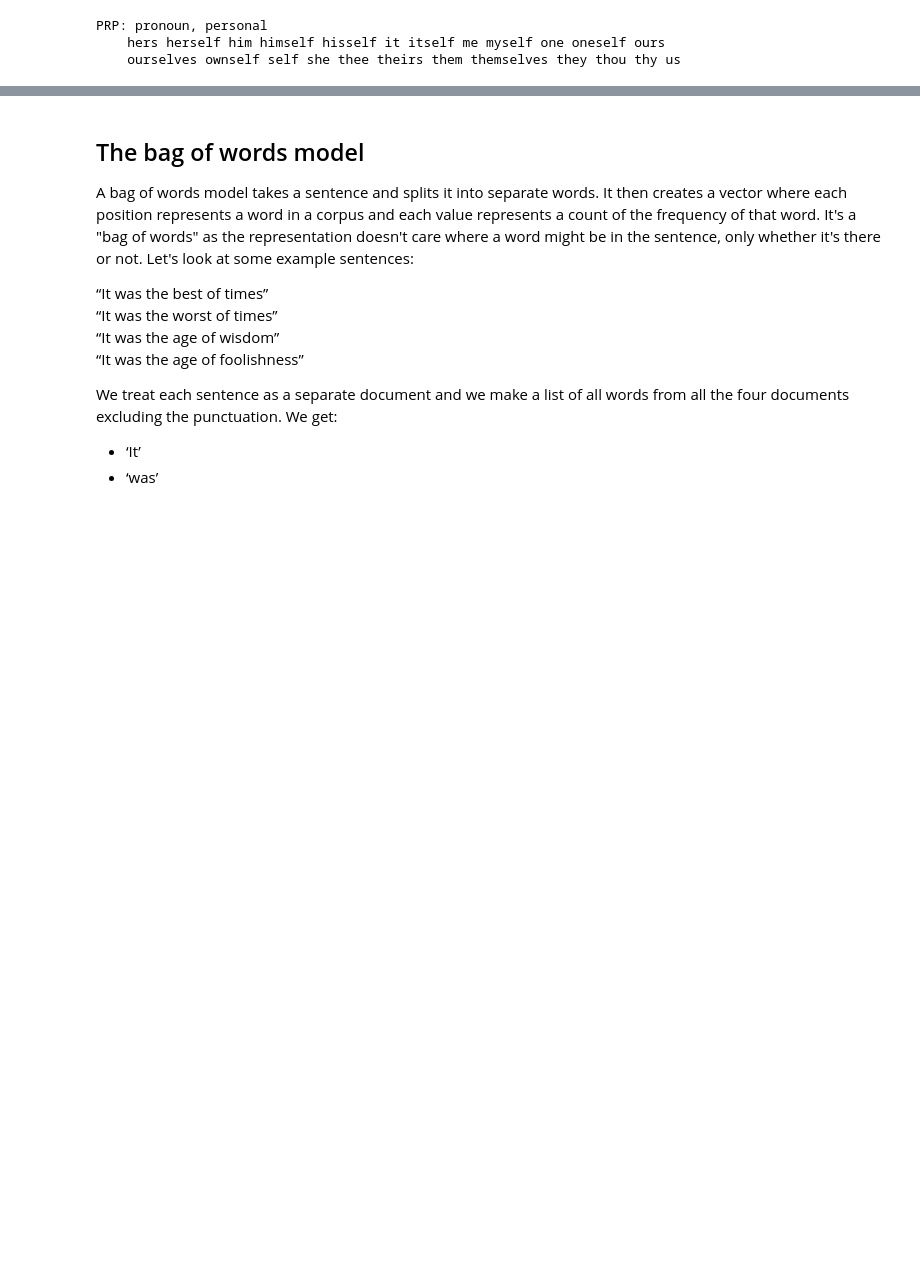
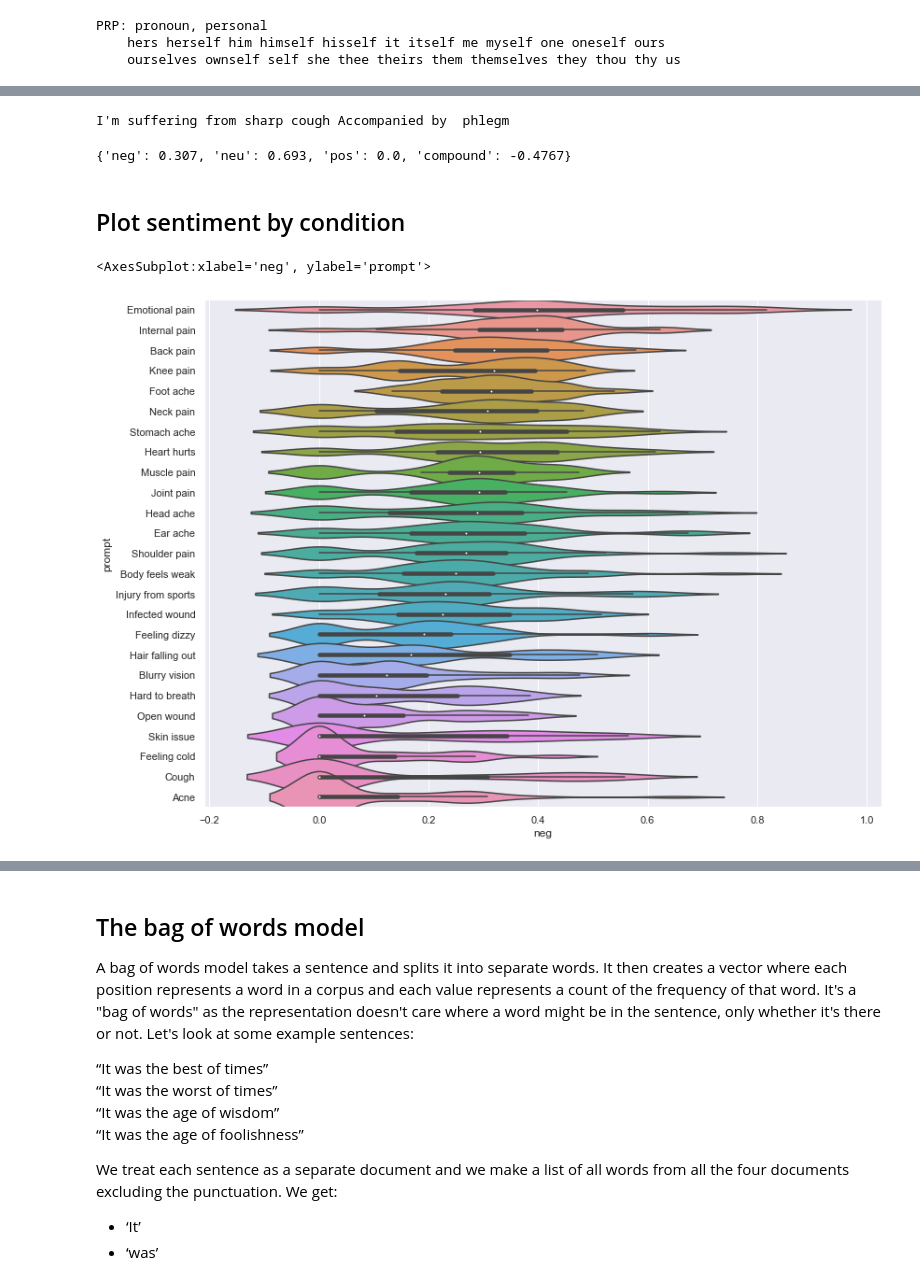
Before and after one commit to sempwn/medical-text-nlp, a Jupyter notebook: slides/nlp_overview_slides.ipynb, the cells around one changed output, grey strips where cells are left out. Saved outputs shown, nothing was run; the diff lists cells and outputs as text; code cells hidden in the pictures; blank space fills up the shorter version.

```diff
--- a/slides/nlp_overview_slides.ipynb
+++ b/slides/nlp_overview_slides.ipynb
@@ -328,0 +416,25 @@ PRP: pronoun, personal
+# %%
+sentim_analyzer = SentimentAnalyzer()
+prompt = 'Cough'
+text = df[df['prompt'] == prompt]['phrase'].values
+analyzer = SentimentIntensityAnalyzer()
+print(text[6])
+analyzer.polarity_scores(text[6])
+# %% [output]
+I'm suffering from sharp cough Accompanied by  phlegm
+{'neg': 0.307, 'neu': 0.693, 'pos': 0.0, 'compound': -0.4767}
+# %%
+# add negativity score to all data
+def get_neg_score(t):
+    return analyzer.polarity_scores(t)['neg']
+
+df['neg'] = df['phrase'].apply(get_neg_score)
+# %% [markdown]
+## Plot sentiment by condition
+# %%
+sns.set(rc={'figure.figsize':(13,10)})
+my_order = df.groupby(by=["prompt"])["neg"].median().sort_values().iloc[::-1].index
+sns.violinplot(data=df,x="neg",y="prompt",width=3,order=my_order)
+# %% [output]
+<AxesSubplot:xlabel='neg', ylabel='prompt'>
+[figure, added]
```
Also changed, not shown: parts of 17 cells of this notebook, 6 other files.
